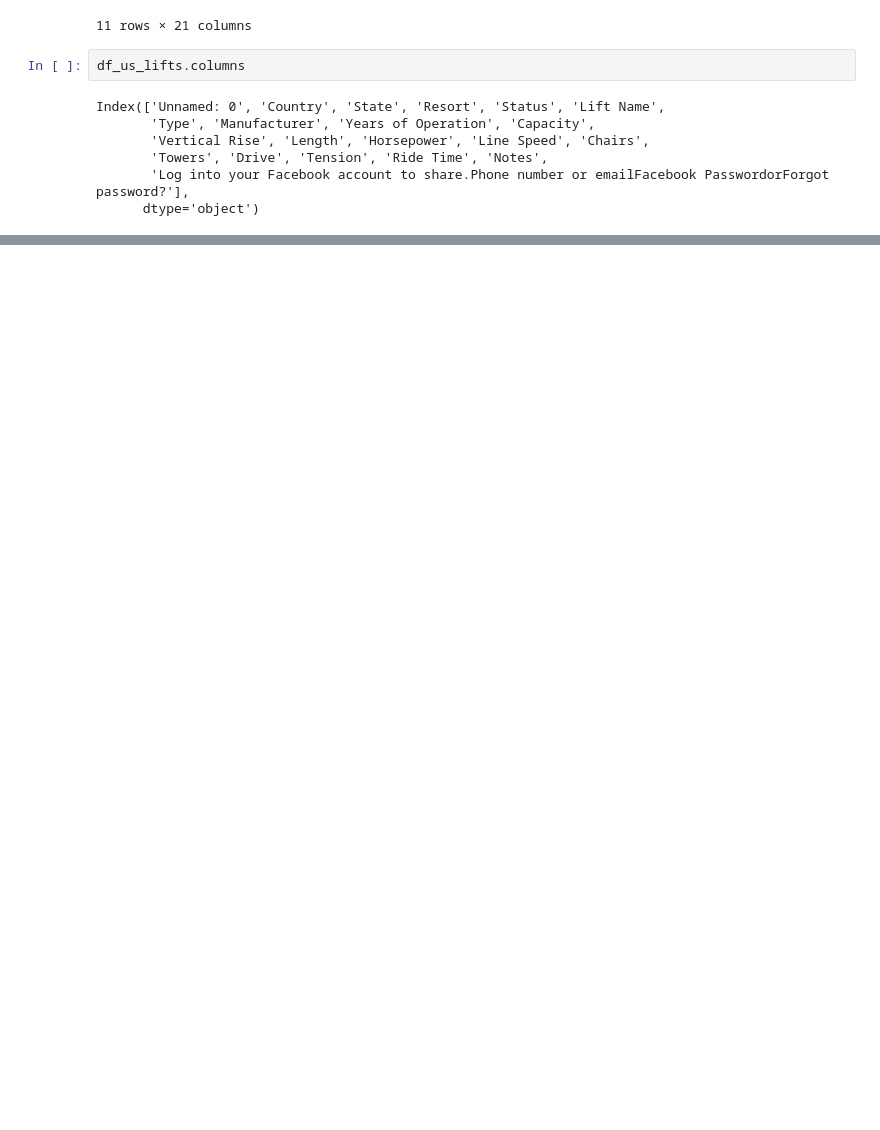
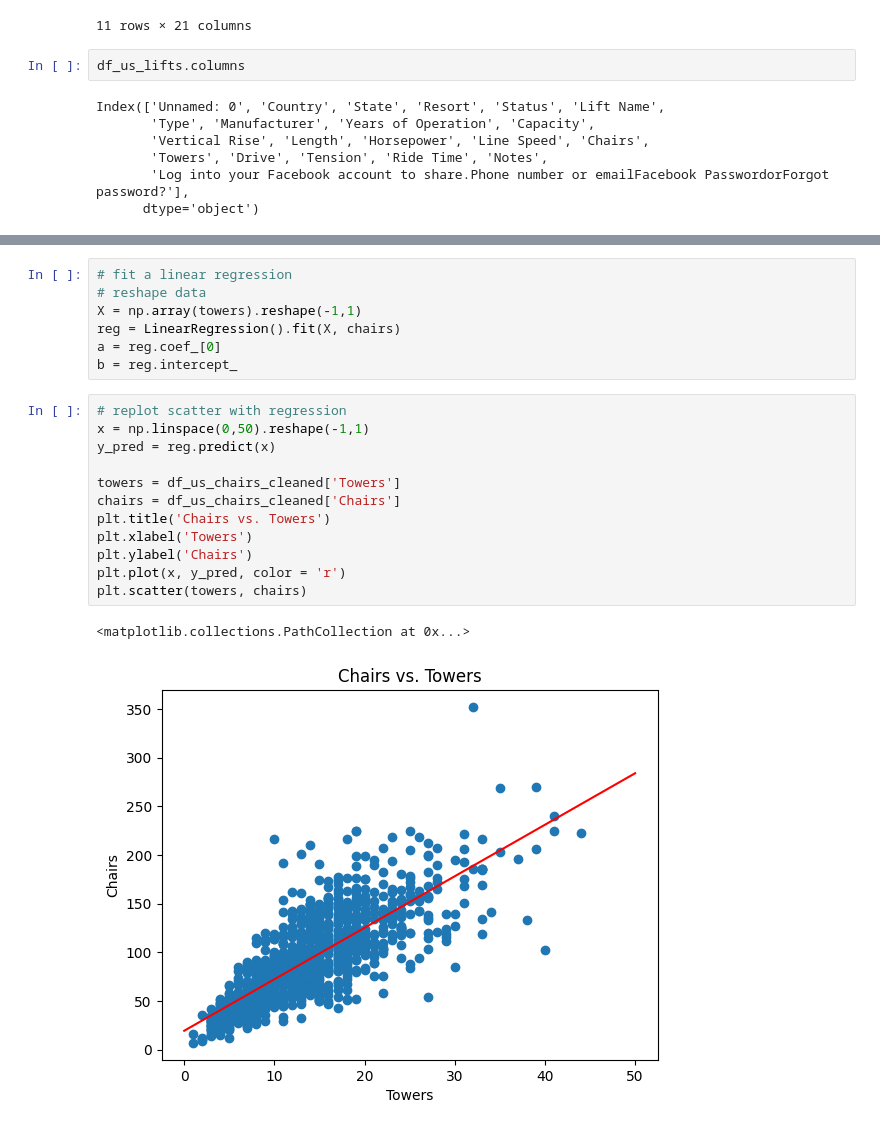
Before and after one commit to aolszewski93/ski-lift-database, a Jupyter notebook: ski_lift_investigation.ipynb, the cells around one changed output, grey strips where cells are left out. Drawn from its saved outputs; the diff is of its cells as text; blank space fills up the shorter version.

```diff
--- a/ski_lift_investigation.ipynb
+++ b/ski_lift_investigation.ipynb
@@ -53,0 +156,22 @@ The following needs to be done to make use of the data:
+# %%
+# fit a linear regression
+# reshape data
+X = np.array(towers).reshape(-1,1)
+reg = LinearRegression().fit(X, chairs)
+a = reg.coef_[0]
+b = reg.intercept_
+# %%
+# replot scatter with regression
+x = np.linspace(0,50).reshape(-1,1)
+y_pred = reg.predict(x)
+
+towers = df_us_chairs_cleaned['Towers']
+chairs = df_us_chairs_cleaned['Chairs']
+plt.title('Chairs vs. Towers')
+plt.xlabel('Towers')
+plt.ylabel('Chairs')
+plt.plot(x, y_pred, color = 'r')
+plt.scatter(towers, chairs)
+# %% [output]
+<matplotlib.collections.PathCollection at 0x...>
+[figure, added]
```
Also changed, not shown: parts of 13 cells of this notebook.
